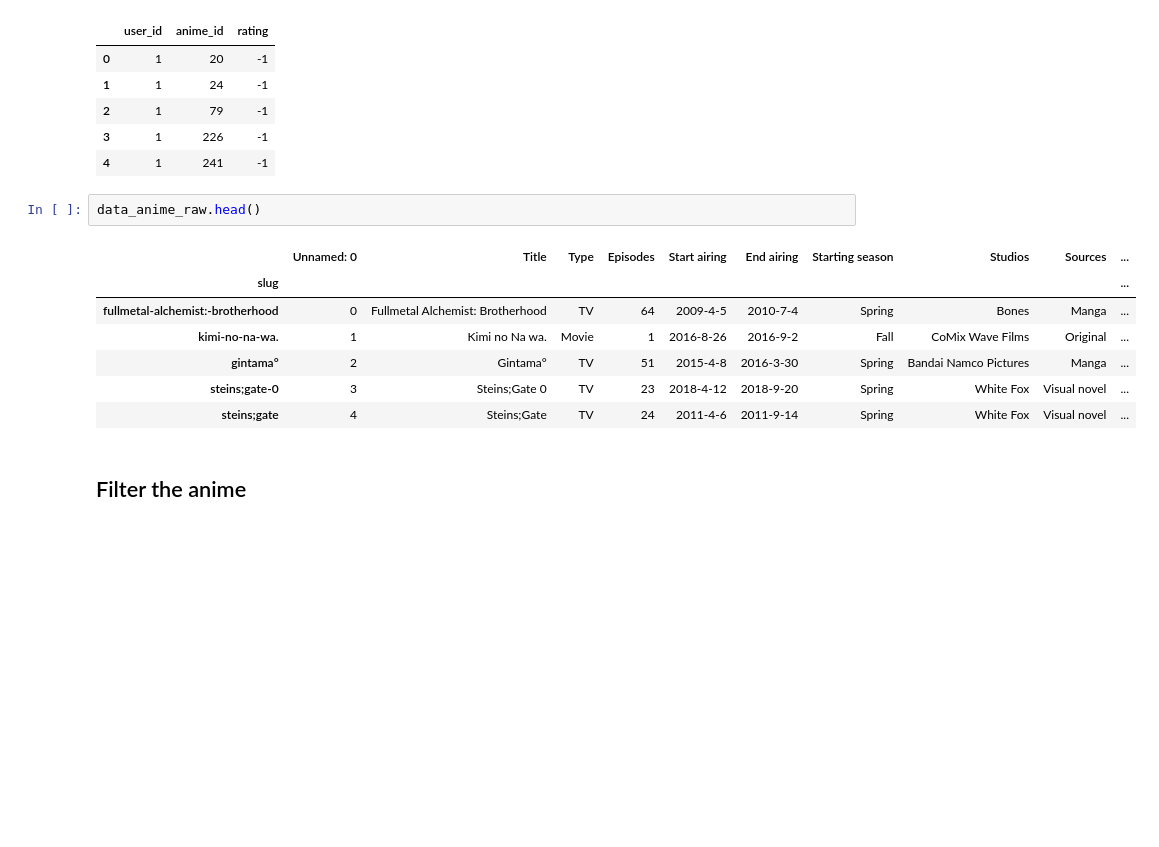
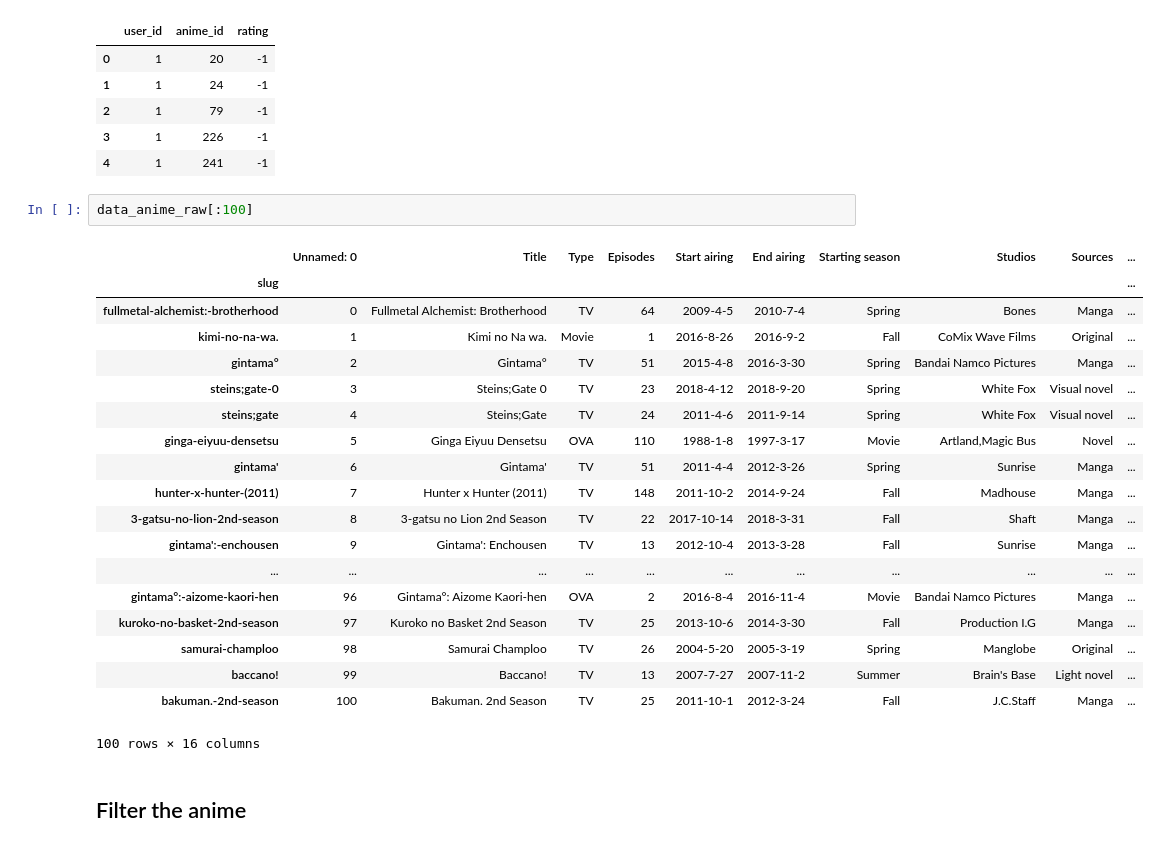
Before and after one commit to AutomnePAN/INF552-anime-visualisation, a Jupyter notebook: data_cluster.ipynb, the cells around one changed output. Saved outputs shown, nothing was run; the diff lists cells and outputs as text; blank space fills up the shorter version.

```diff
--- a/data_cluster.ipynb
+++ b/data_cluster.ipynb
@@ -43,15 +44,27 @@ rating_recommand_raw.head()
 | 3 | 1 | 226 | -1 |
 | 4 | 1 | 241 | -1 |
 # %%
-data_anime_raw.head()
+data_anime_raw[:100]
 # %% [output]
 |  | Unnamed: 0 | Title | Type | Episodes | Start airing | End airing | Starting season | Studios | Sources | ... |
 | slug |  |  |  |  |  |  |  |  |  | ... |
 | fullmetal-alchemist:-brotherhood | 0 | Fullmetal Alchemist: Brotherhood | TV | 64 | 2009-4-5 | 2010-7-4 | Spring | Bones | Manga | ... |
 | kimi-no-na-wa. | 1 | Kimi no Na wa. | Movie | 1 | 2016-8-26 | 2016-9-2 | Fall | CoMix Wave Films | Original | ... |
 | gintama° | 2 | Gintama° | TV | 51 | 2015-4-8 | 2016-3-30 | Spring | Bandai Namco Pictures | Manga | ... |
 | steins;gate-0 | 3 | Steins;Gate 0 | TV | 23 | 2018-4-12 | 2018-9-20 | Spring | White Fox | Visual novel | ... |
 | steins;gate | 4 | Steins;Gate | TV | 24 | 2011-4-6 | 2011-9-14 | Spring | White Fox | Visual novel | ... |
+| ginga-eiyuu-densetsu | 5 | Ginga Eiyuu Densetsu | OVA | 110 | 1988-1-8 | 1997-3-17 | Movie | Artland,Magic Bus | Novel | ... |
+| gintama' | 6 | Gintama' | TV | 51 | 2011-4-4 | 2012-3-26 | Spring | Sunrise | Manga | ... |
+| hunter-x-hunter-(2011) | 7 | Hunter x Hunter (2011) | TV | 148 | 2011-10-2 | 2014-9-24 | Fall | Madhouse | Manga | ... |
+| 3-gatsu-no-lion-2nd-season | 8 | 3-gatsu no Lion 2nd Season | TV | 22 | 2017-10-14 | 2018-3-31 | Fall | Shaft | Manga | ... |
+| gintama':-enchousen | 9 | Gintama': Enchousen | TV | 13 | 2012-10-4 | 2013-3-28 | Fall | Sunrise | Manga | ... |
+| ... | ... | ... | ... | ... | ... | ... | ... | ... | ... | ... |
+| gintama°:-aizome-kaori-hen | 96 | Gintama°: Aizome Kaori-hen | OVA | 2 | 2016-8-4 | 2016-11-4 | Movie | Bandai Namco Pictures | Manga | ... |
+| kuroko-no-basket-2nd-season | 97 | Kuroko no Basket 2nd Season | TV | 25 | 2013-10-6 | 2014-3-30 | Fall | Production I.G | Manga | ... |
+| samurai-champloo | 98 | Samurai Champloo | TV | 26 | 2004-5-20 | 2005-3-19 | Spring | Manglobe | Original | ... |
+| baccano! | 99 | Baccano! | TV | 13 | 2007-7-27 | 2007-11-2 | Summer | Brain's Base | Light novel | ... |
+| bakuman.-2nd-season | 100 | Bakuman. 2nd Season | TV | 25 | 2011-10-1 | 2012-3-24 | Fall | J.C.Staff | Manga | ... |
+100 rows × 16 columns
 # %% [markdown]
 ## Filter the anime
 # %%
```
Also changed, not shown: parts of 24 cells of this notebook, 5 other files.
